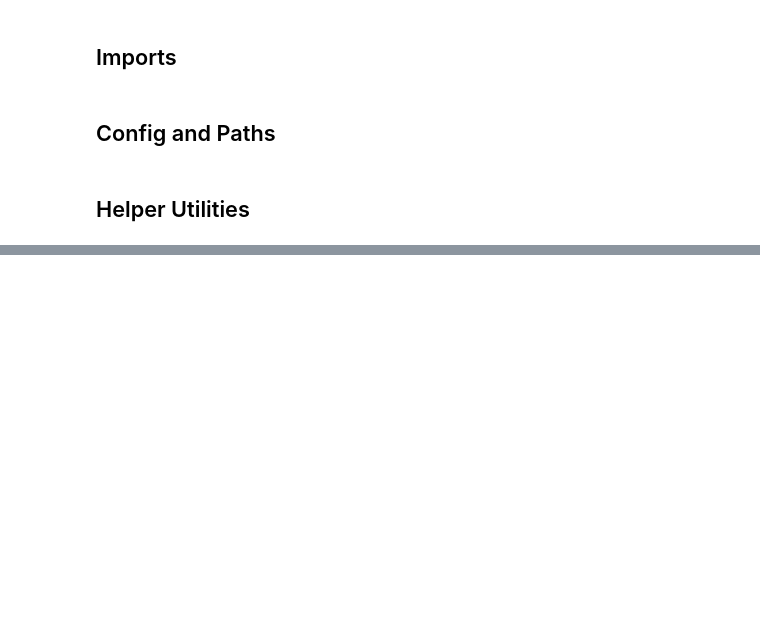
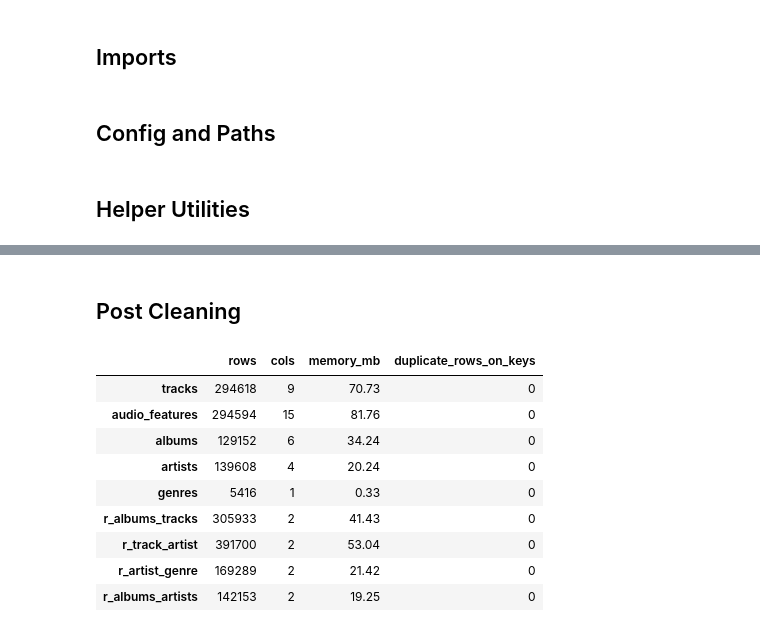
Before and after one commit to baldzhiyski/data-science-machine-learning-training, a Jupyter notebook: uni-course/spotify-data-project/notebooks/02_cleaning_and_rules.ipynb, the cells around one changed output, grey strips where cells are left out. Drawn from its saved outputs; the diff is of its cells as text; code cells hidden in the pictures; blank space fills up the shorter version.

```diff
--- a/uni-course/spotify-data-project/notebooks/02_cleaning_and_rules.ipynb
+++ b/uni-course/spotify-data-project/notebooks/02_cleaning_and_rules.ipynb
@@ -179,0 +458,26 @@ def profile_table(df: pd.DataFrame, name: str, key_cols: Optional[List[str]] = N
+# %%
+cleaned: Dict[str, pd.DataFrame] = {}
+
+# Entities
+if "tracks" in raw:
+    cleaned["tracks"] = TracksCleaner().clean(raw["tracks"])
+if "audio_features" in raw:
+    cleaned["audio_features"] = AudioFeaturesCleaner().clean(raw["audio_features"])
+if "albums" in raw:
+    cleaned["albums"] = AlbumsCleaner().clean(raw["albums"])
+if "artists" in raw:
+    cleaned["artists"] = ArtistsCleaner().clean(raw["artists"])
+if "genres" in raw:
+    cleaned["genres"] = GenresCleaner().clean(raw["genres"])
+
+# Bridges
+if "r_albums_tracks" in raw:
+    cleaned["r_albums_tracks"] = BridgeCleaner("r_albums_tracks", ["album_id","track_id"]).clean(raw["r_albums_tracks"])
+if "r_track_artist" in raw:
+    cleaned["r_track_artist"] = BridgeCleaner("r_track_artist", ["track_id","artist_id"]).clean(raw["r_track_artist"])
+if "r_artist_genre" in raw:
+    cleaned["r_artist_genre"] = BridgeCleaner("r_artist_genre", ["genre_id","artist_id"]).clean(raw["r_artist_genre"])
+if "r_albums_artists" in raw:
+    cleaned["r_albums_artists"] = BridgeCleaner("r_albums_artists", ["album_id","artist_id"]).clean(raw["r_albums_artists"])
+
+{k: v.shape for k, v in cleaned.items()}
@@ -179,0 +546,32 @@ def profile_table(df: pd.DataFrame, name: str, key_cols: Optional[List[str]] = N
+# %% [markdown]
+## Post Cleaning
+# %%
+profiles_after: Dict[str, Any] = {}
+
+profiles_after["tracks"] = asdict(profile_table(cleaned["tracks"], "tracks", key_cols=["track_id"]))
+profiles_after["audio_features"] = asdict(profile_table(cleaned["audio_features"], "audio_features", key_cols=["id"]))
+profiles_after["albums"] = asdict(profile_table(cleaned["albums"], "albums", key_cols=["id"]))
+profiles_after["artists"] = asdict(profile_table(cleaned["artists"], "artists", key_cols=["id"]))
+profiles_after["genres"] = asdict(profile_table(cleaned["genres"], "genres", key_cols=["id"]))
+
+if "r_albums_tracks" in cleaned:
+    profiles_after["r_albums_tracks"] = asdict(profile_table(cleaned["r_albums_tracks"], "r_albums_tracks", key_cols=["album_id","track_id"]))
+if "r_track_artist" in cleaned:
+    profiles_after["r_track_artist"] = asdict(profile_table(cleaned["r_track_artist"], "r_track_artist", key_cols=["track_id","artist_id"]))
+if "r_artist_genre" in cleaned:
+    profiles_after["r_artist_genre"] = asdict(profile_table(cleaned["r_artist_genre"], "r_artist_genre", key_cols=["genre_id","artist_id"]))
+if "r_albums_artists" in cleaned:
+    profiles_after["r_albums_artists"] = asdict(profile_table(cleaned["r_albums_artists"], "r_albums_artists", key_cols=["album_id","artist_id"]))
+
+pd.DataFrame.from_dict(profiles_after, orient="index")[["rows","cols","memory_mb","duplicate_rows_on_keys"]]
+# %% [output]
+|  | rows | cols | memory_mb | duplicate_rows_on_keys |
+| tracks | 294618 | 9 | 70.73 | 0 |
+| audio_features | 294594 | 15 | 81.76 | 0 |
+| albums | 129152 | 6 | 34.24 | 0 |
+| artists | 139608 | 4 | 20.24 | 0 |
+| genres | 5416 | 1 | 0.33 | 0 |
+| r_albums_tracks | 305933 | 2 | 41.43 | 0 |
+| r_track_artist | 391700 | 2 | 53.04 | 0 |
+| r_artist_genre | 169289 | 2 | 21.42 | 0 |
+| r_albums_artists | 142153 | 2 | 19.25 | 0 |
```
Also changed, not shown: parts of 19 cells of this notebook.
